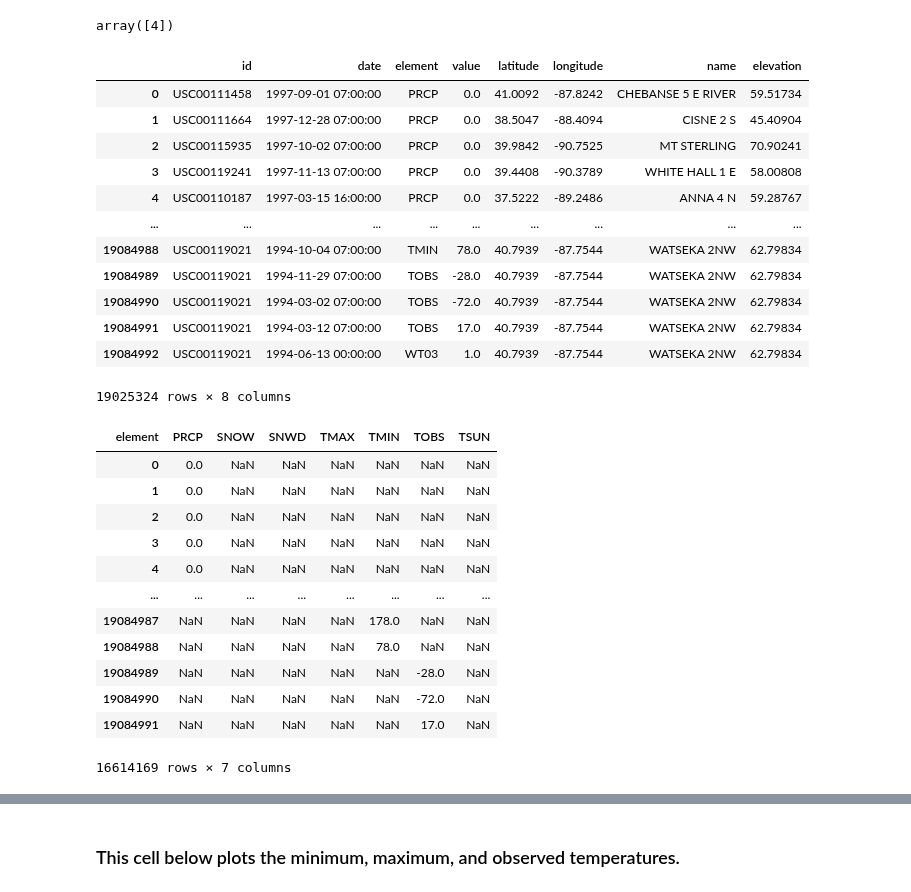
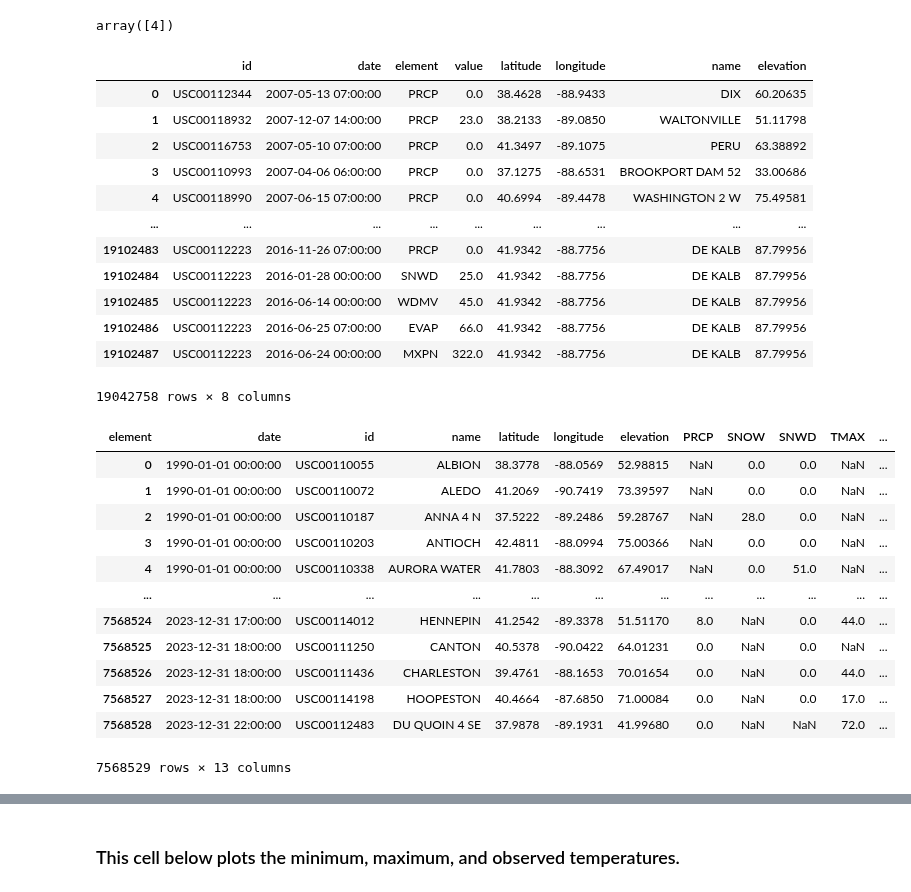
Before and after one commit to hfactor13/IllinoisWeather, a Jupyter notebook: weather_analysis.ipynb, the cells around one changed output, grey strips where cells are left out. Saved outputs shown, nothing was run; the diff lists cells and outputs as text; code cells hidden in the pictures.

```diff
--- a/weather_analysis.ipynb
+++ b/weather_analysis.ipynb
@@ -85,3 +85,3 @@ raw_weather_data.shape
 # %%
 # Replaces all nan values with "0000"
-raw_weather_data["time"].fillna("0000", inplace = True)
+raw_weather_data["time"] = raw_weather_data["time"].fillna("0000")
@@ -119,40 +112,45 @@ raw_weather_data = raw_weather_data[raw_weather_data["qflag"].isna()].drop(colum
 
 # Converts elevation in tenths of meters to feet
 raw_weather_data["elevation"] = raw_weather_data["elevation"] / 10 * 3.281
+raw_weather_data = raw_weather_data[raw_weather_data["date"].dt.year < 2024]
 raw_weather_data
 # %% [output]
 |  | id | date | element | value | latitude | longitude | name | elevation |
-| 0 | USC00111458 | 1997-09-01 07:00:00 | PRCP | 0.0 | 41.0092 | -87.8242 | CHEBANSE 5 E RIVER | 59.51734 |
-| 1 | USC00111664 | 1997-12-28 07:00:00 | PRCP | 0.0 | 38.5047 | -88.4094 | CISNE 2 S | 45.40904 |
-| 2 | USC00115935 | 1997-10-02 07:00:00 | PRCP | 0.0 | 39.9842 | -90.7525 | MT STERLING | 70.90241 |
-| 3 | USC00119241 | 1997-11-13 07:00:00 | PRCP | 0.0 | 39.4408 | -90.3789 | WHITE HALL 1 E | 58.00808 |
-| 4 | USC00110187 | 1997-03-15 16:00:00 | PRCP | 0.0 | 37.5222 | -89.2486 | ANNA 4 N | 59.28767 |
+| 0 | USC00112344 | 2007-05-13 07:00:00 | PRCP | 0.0 | 38.4628 | -88.9433 | DIX | 60.20635 |
+| 1 | USC00118932 | 2007-12-07 14:00:00 | PRCP | 23.0 | 38.2133 | -89.0850 | WALTONVILLE | 51.11798 |
+| 2 | USC00116753 | 2007-05-10 07:00:00 | PRCP | 0.0 | 41.3497 | -89.1075 | PERU | 63.38892 |
+| 3 | USC00110993 | 2007-04-06 06:00:00 | PRCP | 0.0 | 37.1275 | -88.6531 | BROOKPORT DAM 52 | 33.00686 |
+| 4 | USC00118990 | 2007-06-15 07:00:00 | PRCP | 0.0 | 40.6994 | -89.4478 | WASHINGTON 2 W | 75.49581 |
 | ... | ... | ... | ... | ... | ... | ... | ... | ... |
-| 19084988 | USC00119021 | 1994-10-04 07:00:00 | TMIN | 78.0 | 40.7939 | -87.7544 | WATSEKA 2NW | 62.79834 |
-| 19084989 | USC00119021 | 1994-11-29 07:00:00 | TOBS | -28.0 | 40.7939 | -87.7544 | WATSEKA 2NW | 62.79834 |
-| 19084990 | USC00119021 | 1994-03-02 07:00:00 | TOBS | -72.0 | 40.7939 | -87.7544 | WATSEKA 2NW | 62.79834 |
-| 19084991 | USC00119021 | 1994-03-12 07:00:00 | TOBS | 17.0 | 40.7939 | -87.7544 | WATSEKA 2NW | 62.79834 |
-| 19084992 | USC00119021 | 1994-06-13 00:00:00 | WT03 | 1.0 | 40.7939 | -87.7544 | WATSEKA 2NW | 62.79834 |
+| 19102483 | USC00112223 | 2016-11-26 07:00:00 | PRCP | 0.0 | 41.9342 | -88.7756 | DE KALB | 87.79956 |
+| 19102484 | USC00112223 | 2016-01-28 00:00:00 | SNWD | 25.0 | 41.9342 | -88.7756 | DE KALB | 87.79956 |
+| 19102485 | USC00112223 | 2016-06-14 00:00:00 | WDMV | 45.0 | 41.9342 | -88.7756 | DE KALB | 87.79956 |
+| 19102486 | USC00112223 | 2016-06-25 07:00:00 | EVAP | 66.0 | 41.9342 | -88.7756 | DE KALB | 87.79956 |
+| 19102487 | USC00112223 | 2016-06-24 00:00:00 | MXPN | 322.0 | 41.9342 | -88.7756 | DE KALB | 87.79956 |
-19025324 rows × 8 columns
+19042758 rows × 8 columns
 # %%
 # Elements of interest
 desired_elements = ["TMIN", "TMAX", "TOBS", "TSUN", "PRCP", "SNOW", "SNWD"]
 desired_data = raw_weather_data[raw_weather_data["element"].isin(desired_elements)]
 # %%
 # Pivots the element values into columns which are more useful in column format
-desired_weather_pivot = desired_data.pivot(columns = "element", values = "value")
+desired_weather_pivot = desired_data.pivot_table(
+    index=["date", "id", "name", "latitude", "longitude", "elevation"],
+    columns="element",
+    values="value"
+).reset_index()
 desired_weather_pivot
 # %% [output]
-| element | PRCP | SNOW | SNWD | TMAX | TMIN | TOBS | TSUN |
-| 0 | 0.0 | NaN | NaN | NaN | NaN | NaN | NaN |
-| 1 | 0.0 | NaN | NaN | NaN | NaN | NaN | NaN |
-| 2 | 0.0 | NaN | NaN | NaN | NaN | NaN | NaN |
-| 3 | 0.0 | NaN | NaN | NaN | NaN | NaN | NaN |
-| 4 | 0.0 | NaN | NaN | NaN | NaN | NaN | NaN |
-| ... | ... | ... | ... | ... | ... | ... | ... |
-| 19084987 | NaN | NaN | NaN | NaN | 178.0 | NaN | NaN |
-| 19084988 | NaN | NaN | NaN | NaN | 78.0 | NaN | NaN |
-| 19084989 | NaN | NaN | NaN | NaN | NaN | -28.0 | NaN |
-| 19084990 | NaN | NaN | NaN | NaN | NaN | -72.0 | NaN |
-| 19084991 | NaN | NaN | NaN | NaN | NaN | 17.0 | NaN |
+| element | date | id | name | latitude | longitude | elevation | PRCP | SNOW | SNWD | TMAX | ... |
+| 0 | 1990-01-01 00:00:00 | USC00110055 | ALBION | 38.3778 | -88.0569 | 52.98815 | NaN | 0.0 | 0.0 | NaN | ... |
+| 1 | 1990-01-01 00:00:00 | USC00110072 | ALEDO | 41.2069 | -90.7419 | 73.39597 | NaN | 0.0 | 0.0 | NaN | ... |
+| 2 | 1990-01-01 00:00:00 | USC00110187 | ANNA 4 N | 37.5222 | -89.2486 | 59.28767 | NaN | 28.0 | 0.0 | NaN | ... |
+| 3 | 1990-01-01 00:00:00 | USC00110203 | ANTIOCH | 42.4811 | -88.0994 | 75.00366 | NaN | 0.0 | 0.0 | NaN | ... |
+| 4 | 1990-01-01 00:00:00 | USC00110338 | AURORA WATER | 41.7803 | -88.3092 | 67.49017 | NaN | 0.0 | 51.0 | NaN | ... |
+| ... | ... | ... | ... | ... | ... | ... | ... | ... | ... | ... | ... |
+| 7568524 | 2023-12-31 17:00:00 | USC00114012 | HENNEPIN | 41.2542 | -89.3378 | 51.51170 | 8.0 | NaN | 0.0 | 44.0 | ... |
+| 7568525 | 2023-12-31 18:00:00 | USC00111250 | CANTON | 40.5378 | -90.0422 | 64.01231 | 0.0 | NaN | 0.0 | NaN | ... |
+| 7568526 | 2023-12-31 18:00:00 | USC00111436 | CHARLESTON | 39.4761 | -88.1653 | 70.01654 | 0.0 | NaN | 0.0 | 44.0 | ... |
+| 7568527 | 2023-12-31 18:00:00 | USC00114198 | HOOPESTON | 40.4664 | -87.6850 | 71.00084 | 0.0 | NaN | 0.0 | 17.0 | ... |
+| 7568528 | 2023-12-31 22:00:00 | USC00112483 | DU QUOIN 4 SE | 37.9878 | -89.1931 | 41.99680 | 0.0 | NaN | NaN | 72.0 | ... |
-16614169 rows × 7 columns
+7568529 rows × 13 columns
```
Also changed, not shown: parts of 22 cells of this notebook.
